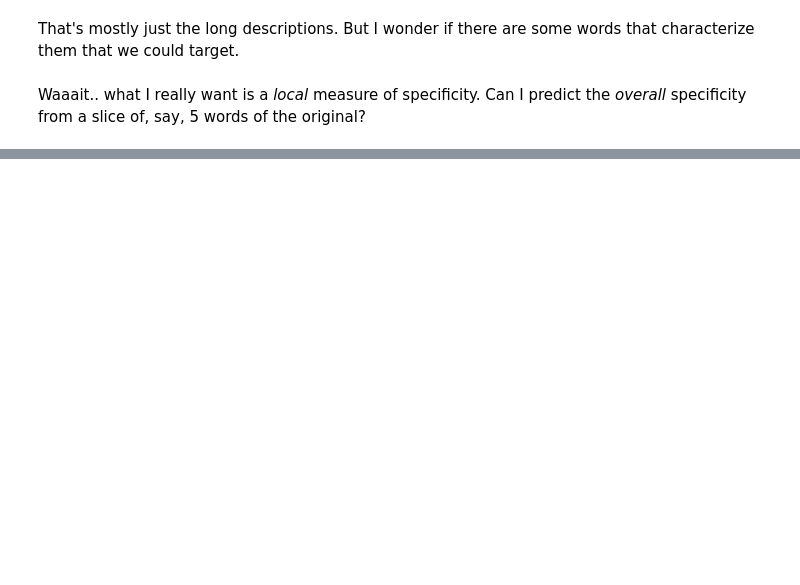
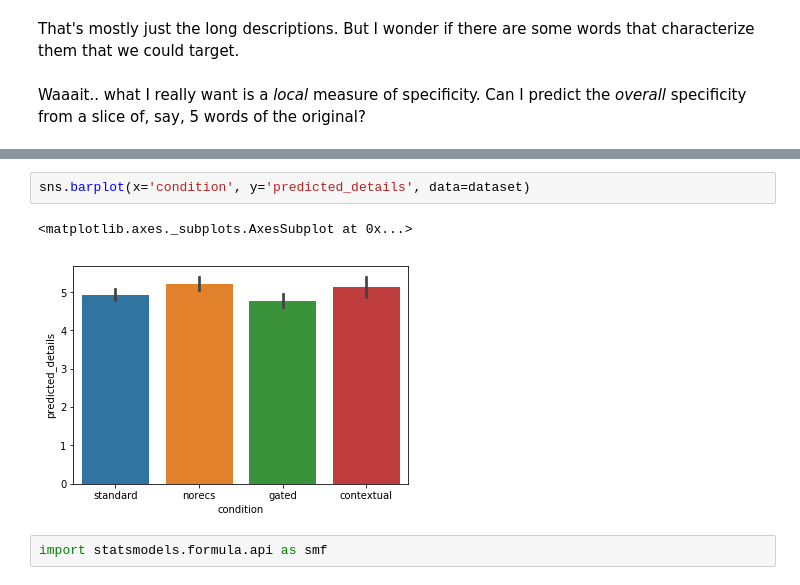
Before and after one commit to kcarnold/textrec, a Jupyter notebook: notebooks/Suggest the Best.ipynb, the cells around one changed output, grey strips where cells are left out. Saved outputs shown, nothing was run; the diff lists cells and outputs as text; blank space fills up the shorter version.

```diff
--- a/notebooks/Suggest the Best.ipynb
+++ b/notebooks/Suggest the Best.ipynb
@@ -95,0 +131,7 @@ Waaait.. what I really want is a _local_ measure of specificity. Can I predict t
+# %%
+sns.barplot(x='condition', y='predicted_details', data=dataset)
+# %% [output]
+<matplotlib.axes._subplots.AxesSubplot at 0x...>
+[figure, added]
+# %%
+import statsmodels.formula.api as smf
```
Also changed, not shown: parts of 12 cells of this notebook.
